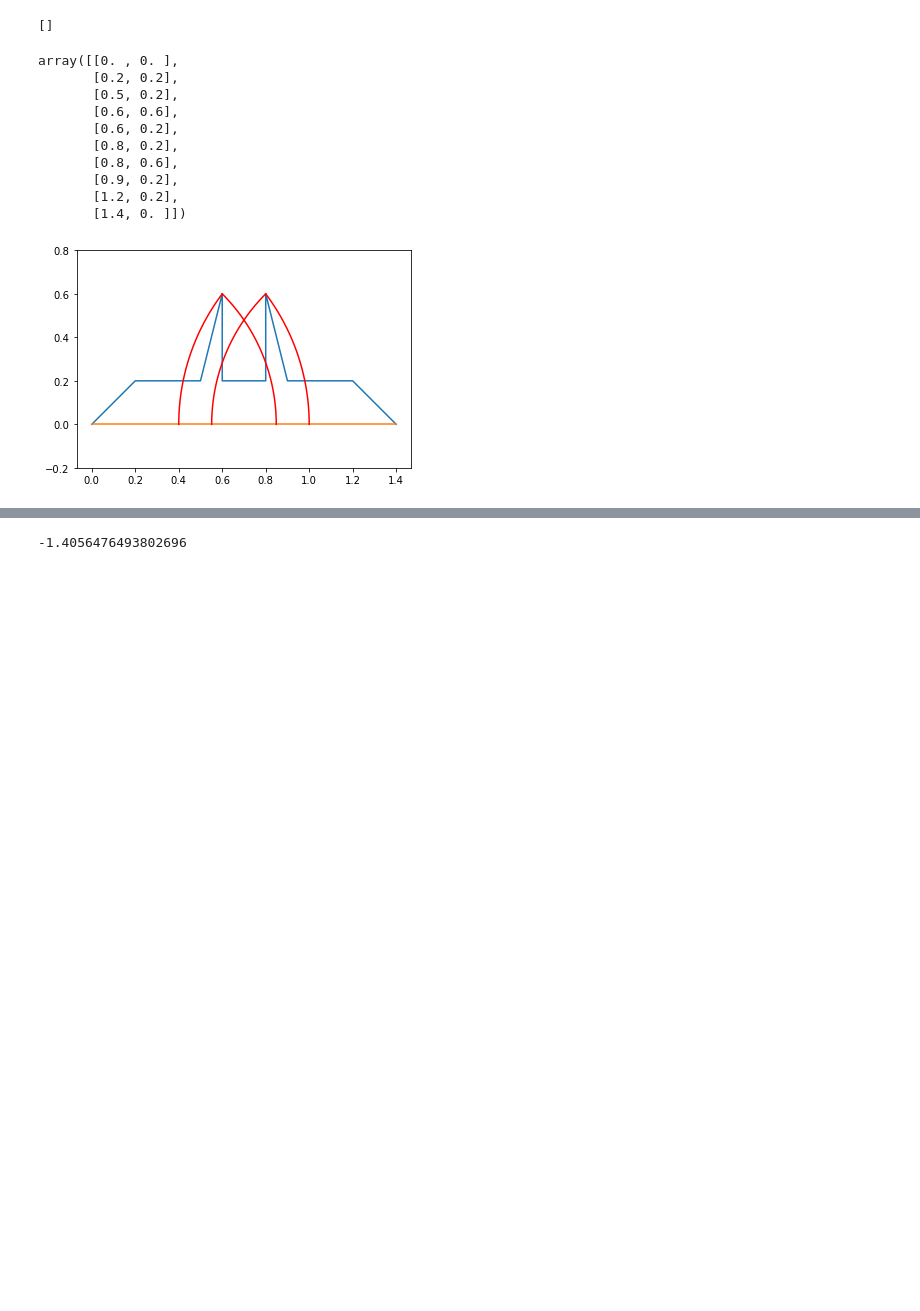
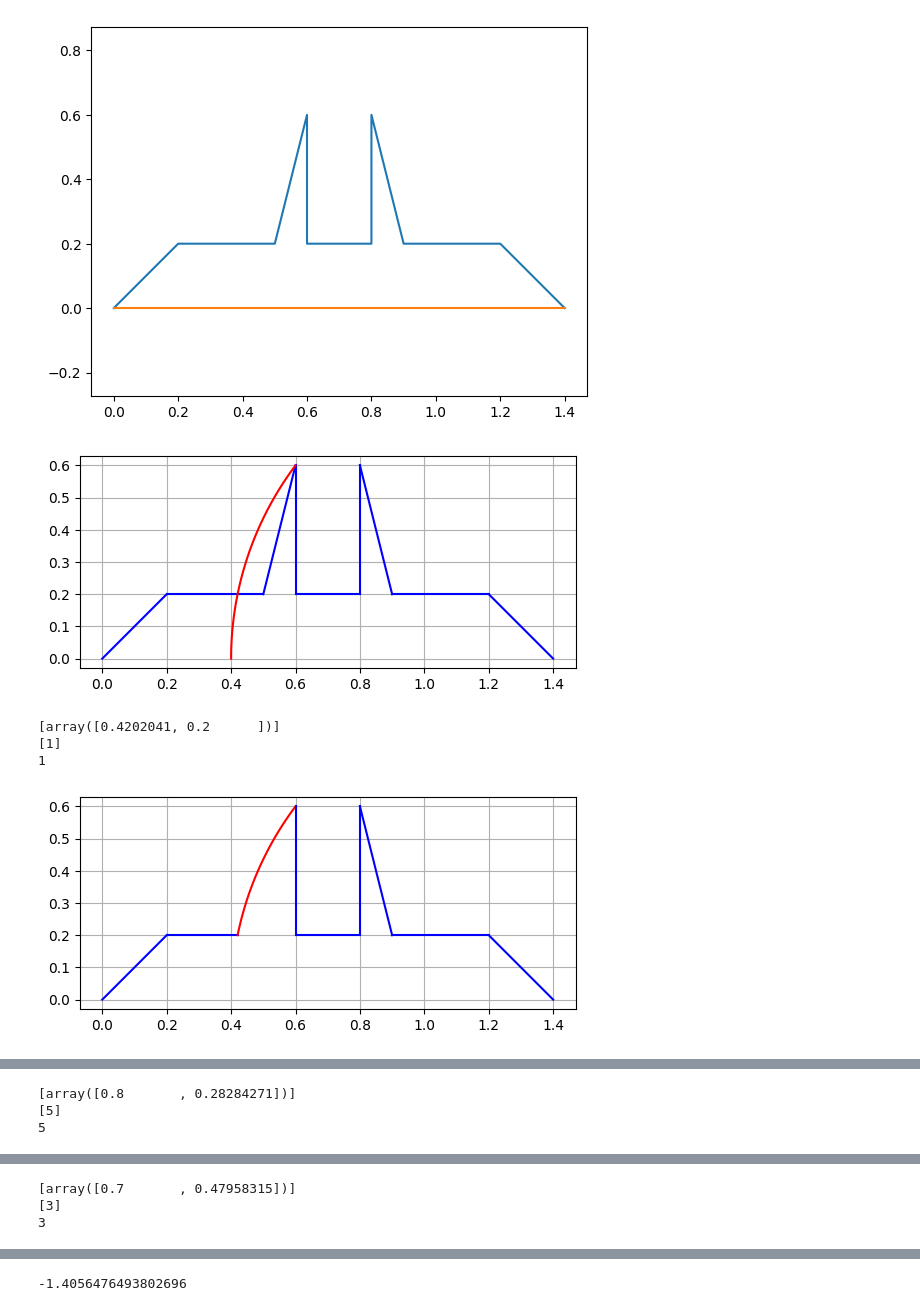
Before and after one commit to rhjiang/vectorized_slender_hull, a Jupyter notebook: slender_adornment.ipynb, the cells around one changed output, grey strips where cells are left out. Drawn from its saved outputs; the diff is of its cells as text; code cells hidden in the pictures; blank space fills up the shorter version.

Commit message:
fixed some intersection detection bugs, finished adding arc to slender adornment, plotted solution process for example problem

```diff
--- a/slender_adornment.ipynb
+++ b/slender_adornment.ipynb
@@ -366,22 +403,3 @@ def put_arc_in_slender_hull(arc :Arc, i_segment_origin, slender_hull : list[Unio
 
     # update the component that is intersected with
     # delete elements in between
-# %%
-list_1 = []
-list_1.extend([])
-print(list_1)
-# %% [output]
-[]
-# %%
-points
-# %% [output]
-array([[0. , 0. ],
-       [0.2, 0.2],
-       [0.5, 0.2],
-       [0.6, 0.6],
-       [0.6, 0.2],
-       [0.8, 0.2],
-       [0.8, 0.6],
-       [0.9, 0.2],
-       [1.2, 0.2],
-       [1.4, 0. ]])
@@ -388,3 +416,19 @@ array([[0. , 0. ],
+# %%
+def plot_geometry(elements):
+    fig, ax = plt.subplots()
+    for elem in elements:
+        if isinstance(elem, LineSegment):
+            xs = [elem.start[0], elem.end[0]]
+            ys = [elem.start[1], elem.end[1]]
+            ax.plot(xs, ys, 'b-')
+        elif isinstance(elem, Arc):
+            theta = np.linspace(elem.theta_start, elem.theta_end, 100)
+            x = elem.center[0] + elem.radius * np.cos(theta)
+            y = elem.center[1] + elem.radius * np.sin(theta)
+            ax.plot(x, y, 'r-')
+    ax.set_aspect('equal')
+    plt.grid(True)
+    plt.show()
 # %%
 boundary = []
 for i in range(len(points)-1):
@@ -394,17 +438,9 @@ right_arcs = []
 left_arcs = []
 # right lenses
 right_center = np.array([0,0])
-# for pt in points:
-#     radius = np.linalg.norm(pt-center)
-#     bot_intersection = np.array([radius, 0])
-#     right_arcs.append(Arc(center, radius, pt, bot_intersection, False))
 
 # left lenses
 left_center = np.array([np.max(points[:,0]), 0])
-# for pt in points:
-#     radius = np.linalg.norm(pt-center)
-#     bot_intersection = np.array([center[0]-radius, 0])
-#     left_arcs.append(Arc(center, radius, bot_intersection, pt, True))
 fig, ax = plt.subplots()
 plot_adornment_poly(ax, points)
 arcs = []
@@ -426,37 +462,49 @@ for i_vert, vert in enumerate(points):
         # print(f" segment agnle {segment_angle}")
         # print(f"vert {vert}")
         if arc_tangent_angle < segment_angle:
-            plot_arc(ax, left_center, radius, vert, bot_intersection, color = 'r')
-
+            # plot_arc(ax, left_center, radius, vert, bot_intersection, color = 'r')
             # update slender adornment
-            i_origin_segment = slender_hull.index(boundary[i_vert-1])
-            # TODO not sure how to get the right index of origin segment.  not sure how to loop ver only points that still exist.  perhaps use index list function
-            slender_hull = put_arc_in_slender_hull(left_arc, )
+            # i_origin_segment = slender_hull.index(boundary[i_vert-1])
+            i_origin_segment = find_point_segment_origin_index(vert, slender_hull)
+            plot_geometry(slender_hull + [left_arc])
+            if i_origin_segment:
+                slender_hull = put_arc_in_slender_hull(left_arc, i_origin_segment, slender_hull)
+                plot_geometry(slender_hull)
 
         # right arc
         radius = np.linalg.norm(vert-right_center)
         bot_intersection = np.array([radius, 0])
         right_arc = Arc(right_center, radius, vert, bot_intersection, False)
 
         # check if arc is under corresponding segment
         segment_delta = points[i_vert+1] - vert
         segment_angle = np.arctan2(segment_delta[1], segment_delta[0])
         arc_delta = vert - right_center
         arc_tangent_angle = np.arctan2(arc_delta[1], arc_delta[0]) - np.pi/2
 
         if arc_tangent_angle > segment_angle:
             # arcs.append(left_arc)
-            plot_arc(ax, right_center, radius, vert, bot_intersection, color = 'r')
+            # plot_arc(ax, right_center, radius, vert, bot_intersection, color = 'r')
+            i_origin_segment = find_point_segment_origin_index(vert, slender_hull)
+            plot_geometry(slender_hull + [right_arc])
+            if i_origin_segment:
+                slender_hull = put_arc_in_slender_hull(right_arc, i_origin_segment, slender_hull)
+                plot_geometry(slender_hull)
 
 
 ########
 # initialize slender adornment as poly CHECK
 # for each vert in poly
     # for left and right
         # generate arc CHECK
         # check if arc is under corresponding segment CHECK
         # if not:
             # compute intersections with slender adornment
             # insert it into adornment; chuck everything between closest intersection and vert (source vert to arc)
 # %% [output]
-[figure, old version]
+[figure, new version]
+[figure, added]
+[array([0.4202041, 0.2      ])]
+[1]
+1
+[figure, added]
@@ -462,0 +512,3 @@ for i_vert, vert in enumerate(points):
+[array([0.8       , 0.28284271])]
+[5]
+5
@@ -462,0 +517,3 @@ for i_vert, vert in enumerate(points):
+[array([0.7       , 0.47958315])]
+[3]
+3
```
Also changed, not shown: parts of 9 cells of this notebook.
